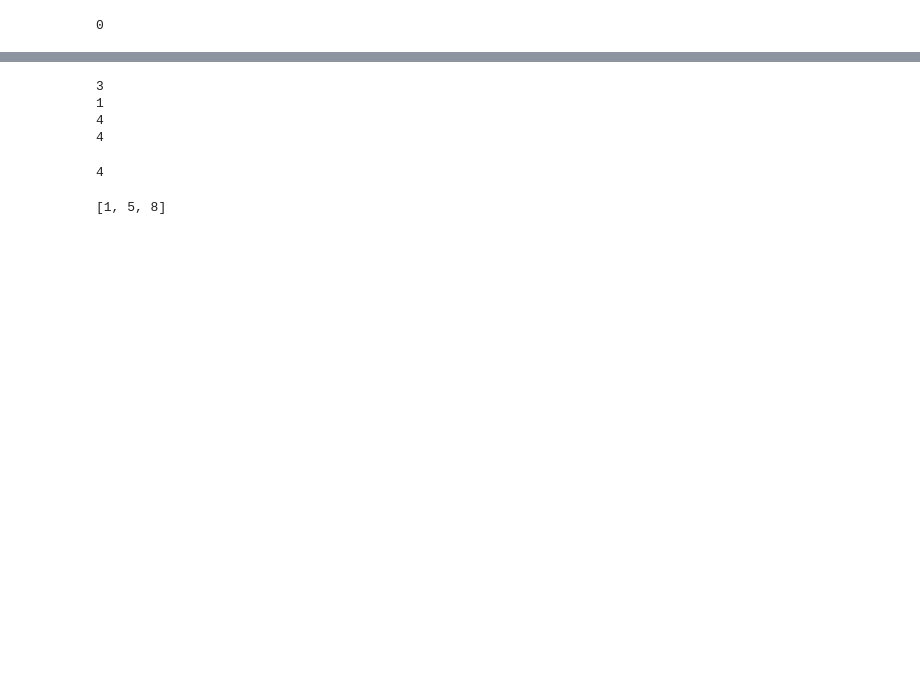
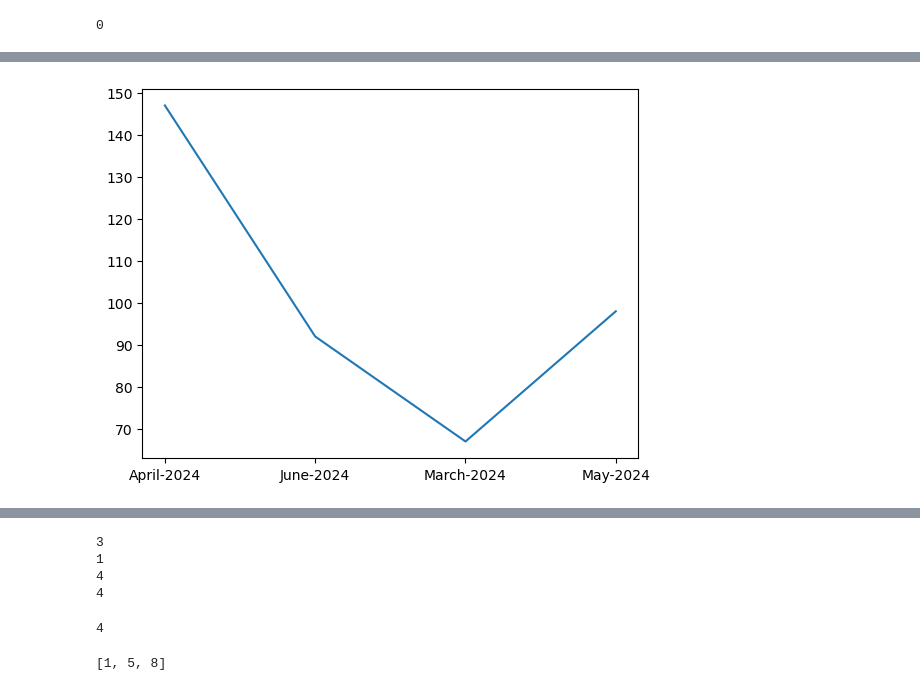
Before and after one commit to mohdzahan/WhatsApp-Chat-Insights-Dashboard, a Jupyter notebook: analysis.ipynb, the cells around one changed output, grey strips where cells are left out. Saved outputs shown, nothing was run; the diff lists cells and outputs as text; code cells hidden in the pictures; blank space fills up the shorter version.

Commit message:
timeline added

```diff
--- a/analysis.ipynb
+++ b/analysis.ipynb
@@ -403,0 +491,2 @@ NameError: name 'show' is not defined
+# %%
+df['month_number'] = df['message_dates'].dt.month
@@ -403,0 +508,3 @@ NameError: name 'show' is not defined
+# %%
+timeline = df.groupby(['year','month_number','month']).count()['user_message'].reset_index()
+timeline
@@ -403,0 +517,6 @@ NameError: name 'show' is not defined
+# %%
+time = []
+for i in range(timeline.shape[0]):
+    time.append(timeline['month'][i] + "-" + str(timeline['year'][i]))
+
+time
@@ -403,0 +525,2 @@ NameError: name 'show' is not defined
+# %%
+timeline['time'] = time
@@ -403,0 +535,6 @@ NameError: name 'show' is not defined
+# %%
+plt.plot(timeline['time'],timeline['user_message'])
+plt.xticks = rotation = 'vertical'
+plt.show()
+# %% [output]
+[figure, added]
```
Also changed, not shown: parts of 35 cells of this notebook, 4 other files.
